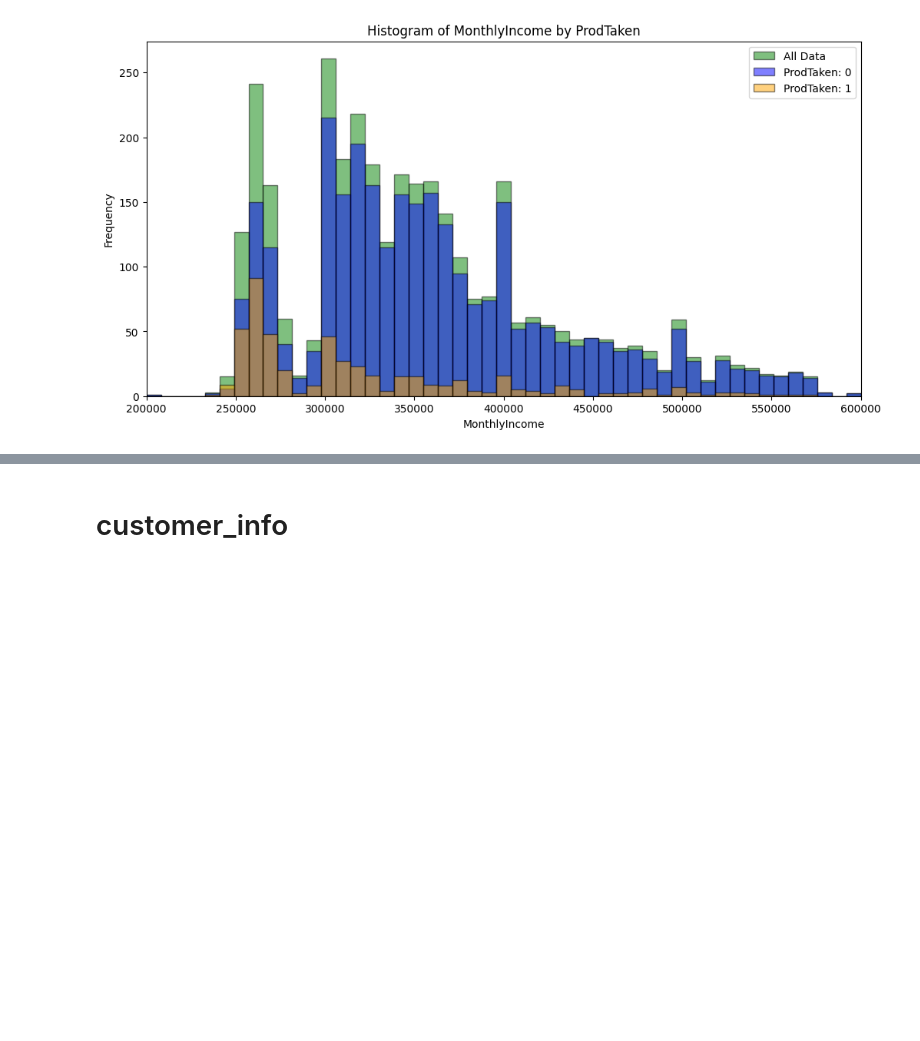
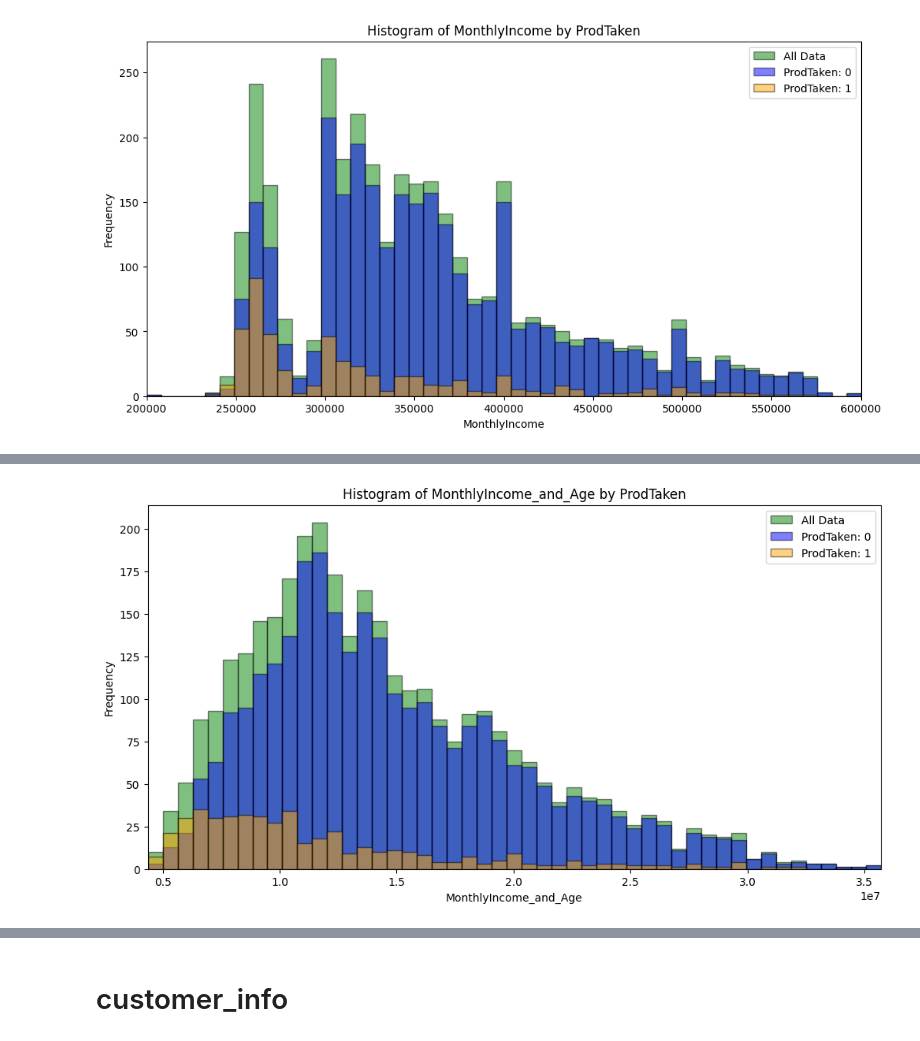
Before and after one commit to skyshine460/ProdTaken, a Jupyter notebook: ProdTaken_catboost.ipynb, the cells around one changed output, grey strips where cells are left out. Drawn from its saved outputs; the diff is of its cells as text; code cells hidden in the pictures; blank space fills up the shorter version.

```diff
--- a/ProdTaken_catboost.ipynb
+++ b/ProdTaken_catboost.ipynb
@@ -903,0 +911,7 @@ plot_histograms(train_df, 'MonthlyIncome', bins=50)
+# %%
+train_df['MonthlyIncome_and_Age'] = train_df['MonthlyIncome'] * train_df['Age']
+test_df['MonthlyIncome_and_Age'] = test_df['MonthlyIncome'] * test_df['Age']
+
+plot_histograms(train_df, 'MonthlyIncome_and_Age', bins=50)
+# %% [output]
+[figure, added]
```
Also changed, not shown: parts of 15 cells of this notebook.
